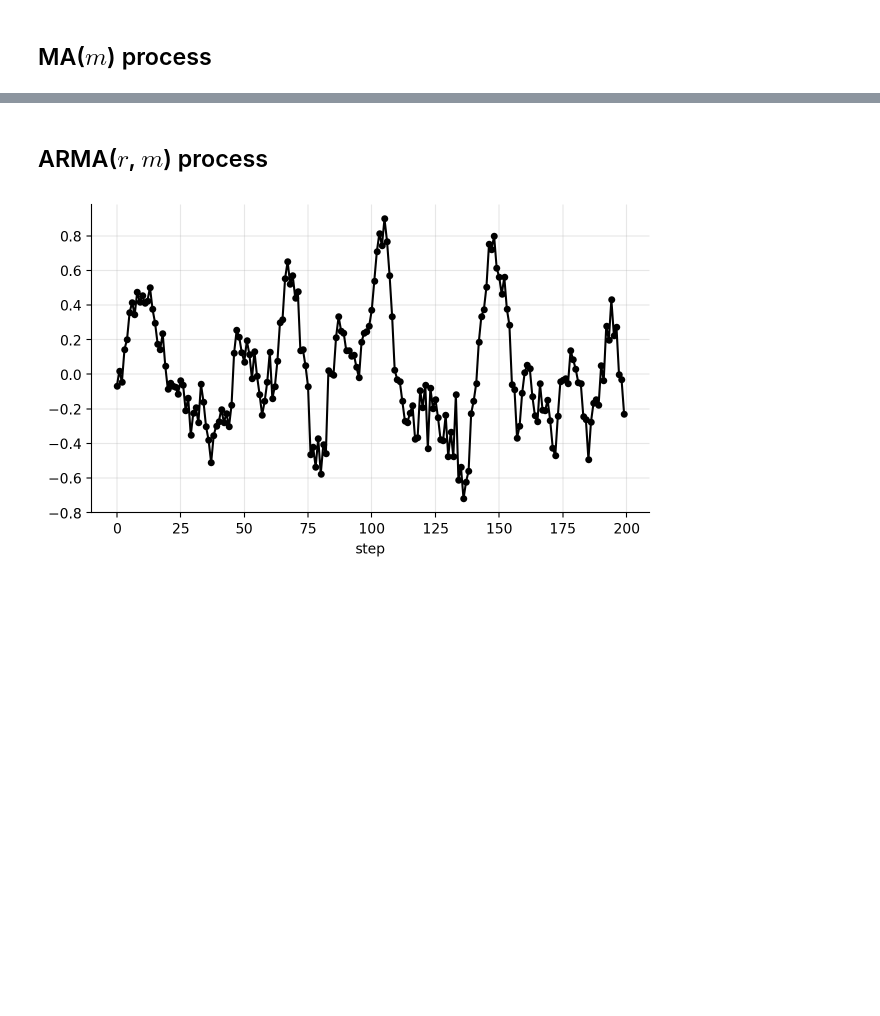
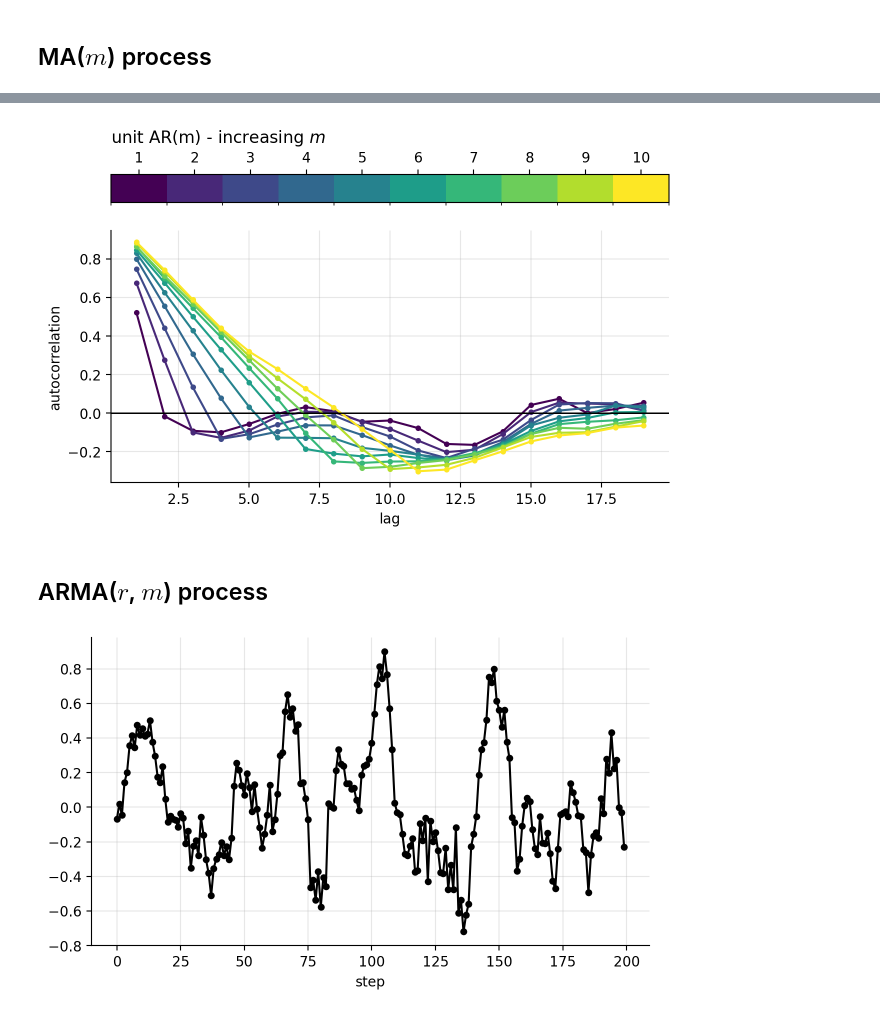
Before and after one commit to gerdm/filtering-notes, a Jupyter notebook: 02-state-space-models/arma-ssm.ipynb, the cells around one changed output, grey strips where cells are left out. Cells and saved outputs as stored; diff of their text form; code cells hidden in the pictures; blank space fills up the shorter version.

```diff
--- a/02-state-space-models/arma-ssm.ipynb
+++ b/02-state-space-models/arma-ssm.ipynb
@@ -343,4 +136,0 @@ def init_ar_components(H_ar):
-# %%
-n_steps = 200
-key = jax.random.PRNGKey(314)
-R = jnp.eye(1) * 0.1 ** 2 # measurement noise
@@ -562,3 +336,11 @@ plot_varying_simulations(fig, ma_sims, title=title, cmap=plt.cm.viridis)
+# %%
+fig = plt.figure()
+lags = np.arange(1, 20)
+title = "unit AR(m) - increasing $m$"
+plot_simulations_autocorrelation(fig, ma_sims, lags, cmap, title, "discrete")
+plt.savefig("mam-samples-autocorr.png", dpi=300, bbox_inches="tight")
+# %% [output]
+[figure, added]
 # %% [markdown]
 ## ARMA($r$, $m$) process
 # %%
```
Also changed, not shown: parts of 39 cells of this notebook.
